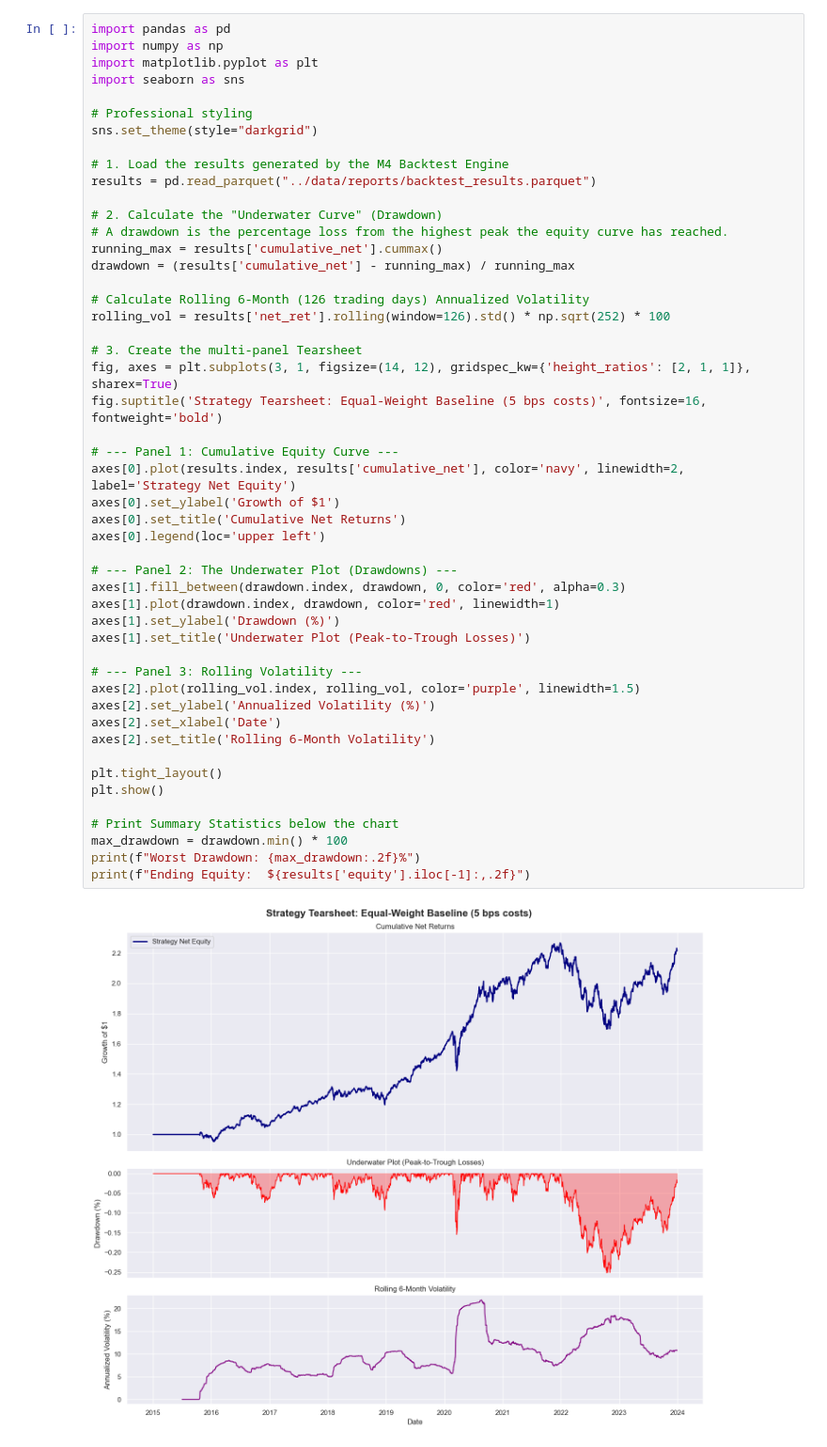
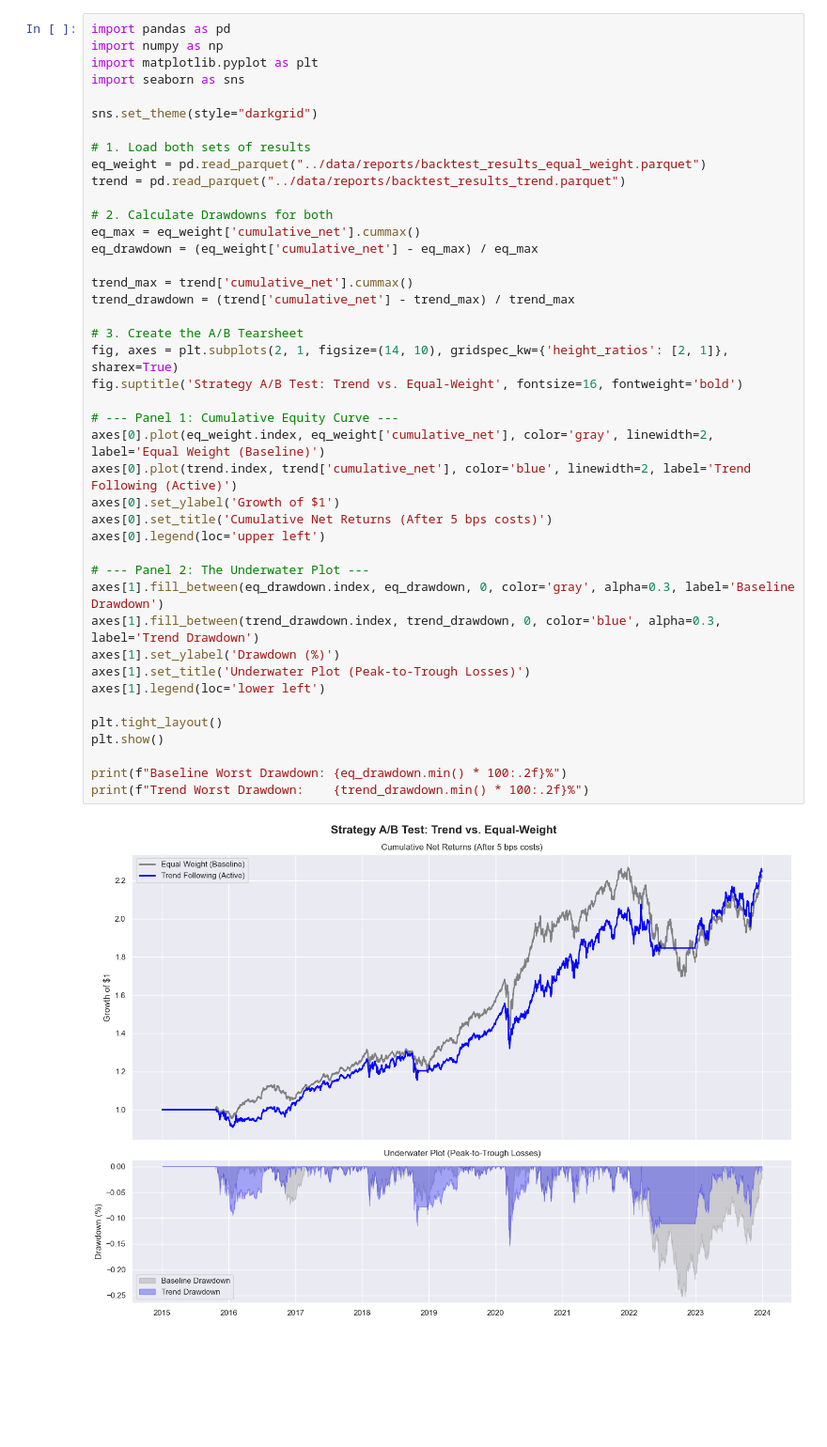
Before and after one commit to AdamPettersson2002/alpha-platform, a Jupyter notebook: notebooks/03_backtest_tearsheet.ipynb, the cells around one changed output. Shown at 94% size. Cells and saved outputs as stored; diff of their text form; blank space fills up the shorter version.

```diff
--- a/notebooks/03_backtest_tearsheet.ipynb
+++ b/notebooks/03_backtest_tearsheet.ipynb
@@ -1,51 +1,44 @@
 # %%
 import pandas as pd
 import numpy as np
 import matplotlib.pyplot as plt
 import seaborn as sns
 
-# Professional styling
 sns.set_theme(style="darkgrid")
 
-# 1. Load the results generated by the M4 Backtest Engine
-results = pd.read_parquet("../data/reports/backtest_results.parquet")
+# 1. Load both sets of results
+eq_weight = pd.read_parquet("../data/reports/backtest_results_equal_weight.parquet")
+trend = pd.read_parquet("../data/reports/backtest_results_trend.parquet")
 
-# 2. Calculate the "Underwater Curve" (Drawdown)
-# A drawdown is the percentage loss from the highest peak the equity curve has reached.
-running_max = results['cumulative_net'].cummax()
-drawdown = (results['cumulative_net'] - running_max) / running_max
+# 2. Calculate Drawdowns for both
+eq_max = eq_weight['cumulative_net'].cummax()
+eq_drawdown = (eq_weight['cumulative_net'] - eq_max) / eq_max
 
-# Calculate Rolling 6-Month (126 trading days) Annualized Volatility
-rolling_vol = results['net_ret'].rolling(window=126).std() * np.sqrt(252) * 100
+trend_max = trend['cumulative_net'].cummax()
+trend_drawdown = (trend['cumulative_net'] - trend_max) / trend_max
 
-# 3. Create the multi-panel Tearsheet
-fig, axes = plt.subplots(3, 1, figsize=(14, 12), gridspec_kw={'height_ratios': [2, 1, 1]}, sharex=True)
-fig.suptitle('Strategy Tearsheet: Equal-Weight Baseline (5 bps costs)', fontsize=16, fontweight='bold')
+# 3. Create the A/B Tearsheet
+fig, axes = plt.subplots(2, 1, figsize=(14, 10), gridspec_kw={'height_ratios': [2, 1]}, sharex=True)
+fig.suptitle('Strategy A/B Test: Trend vs. Equal-Weight', fontsize=16, fontweight='bold')
 
 # --- Panel 1: Cumulative Equity Curve ---
-axes[0].plot(results.index, results['cumulative_net'], color='navy', linewidth=2, label='Strategy Net Equity')
+axes[0].plot(eq_weight.index, eq_weight['cumulative_net'], color='gray', linewidth=2, label='Equal Weight (Baseline)')
+axes[0].plot(trend.index, trend['cumulative_net'], color='blue', linewidth=2, label='Trend Following (Active)')
 axes[0].set_ylabel('Growth of $1')
-axes[0].set_title('Cumulative Net Returns')
+axes[0].set_title('Cumulative Net Returns (After 5 bps costs)')
 axes[0].legend(loc='upper left')
 
-# --- Panel 2: The Underwater Plot (Drawdowns) ---
-axes[1].fill_between(drawdown.index, drawdown, 0, color='red', alpha=0.3)
-axes[1].plot(drawdown.index, drawdown, color='red', linewidth=1)
+# --- Panel 2: The Underwater Plot ---
+axes[1].fill_between(eq_drawdown.index, eq_drawdown, 0, color='gray', alpha=0.3, label='Baseline Drawdown')
+axes[1].fill_between(trend_drawdown.index, trend_drawdown, 0, color='blue', alpha=0.3, label='Trend Drawdown')
 axes[1].set_ylabel('Drawdown (%)')
 axes[1].set_title('Underwater Plot (Peak-to-Trough Losses)')
-
-# --- Panel 3: Rolling Volatility ---
-axes[2].plot(rolling_vol.index, rolling_vol, color='purple', linewidth=1.5)
-axes[2].set_ylabel('Annualized Volatility (%)')
-axes[2].set_xlabel('Date')
-axes[2].set_title('Rolling 6-Month Volatility')
+axes[1].legend(loc='lower left')
 
 plt.tight_layout()
 plt.show()
 
-# Print Summary Statistics below the chart
-max_drawdown = drawdown.min() * 100
-print(f"Worst Drawdown: {max_drawdown:.2f}%")
-print(f"Ending Equity:  ${results['equity'].iloc[-1]:,.2f}")
+print(f"Baseline Worst Drawdown: {eq_drawdown.min() * 100:.2f}%")
+print(f"Trend Worst Drawdown:    {trend_drawdown.min() * 100:.2f}%")
 # %% [output]
-[figure, old version]
+[figure, new version]
```
Also changed, not shown: parts of 1 cell of this notebook, 6 other files.
